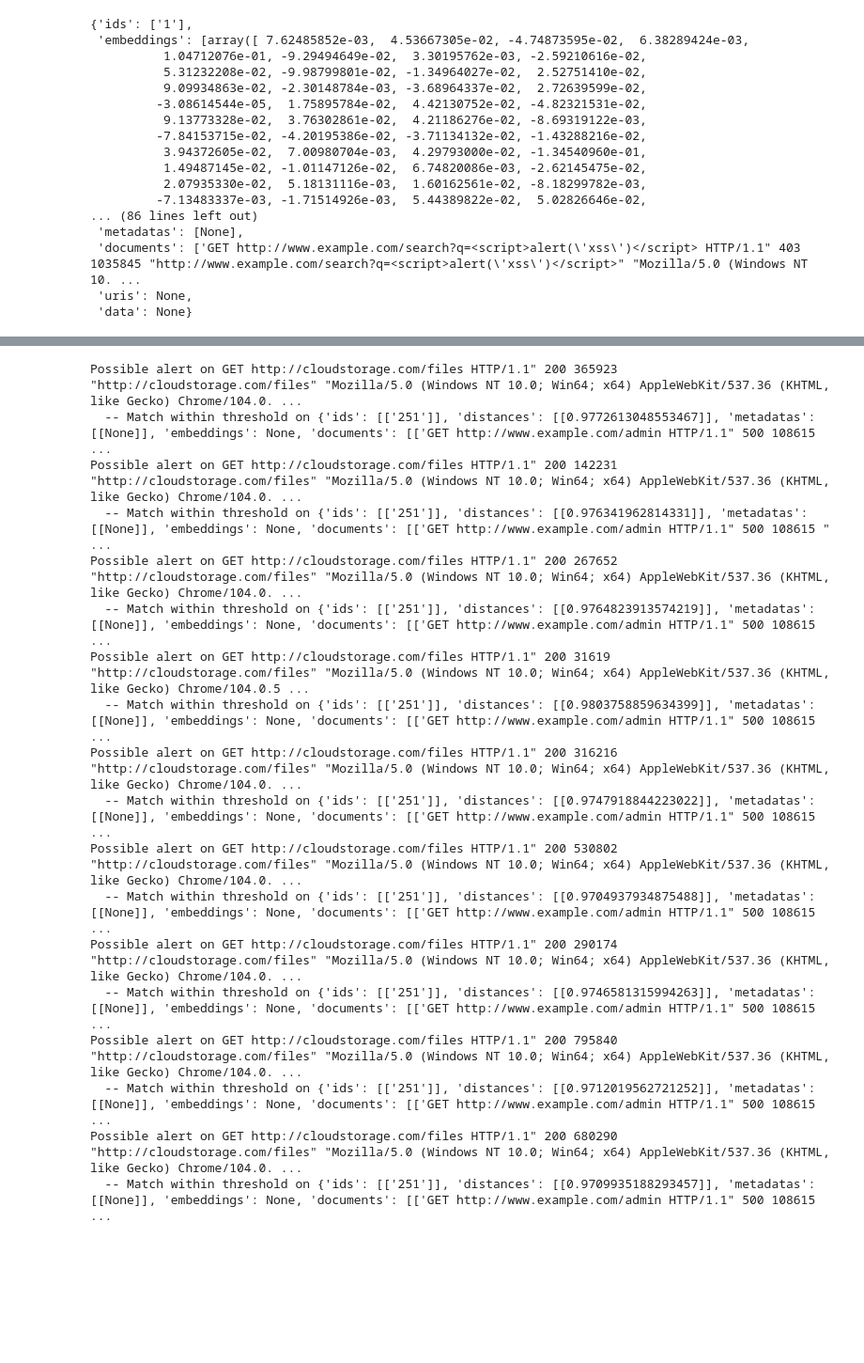
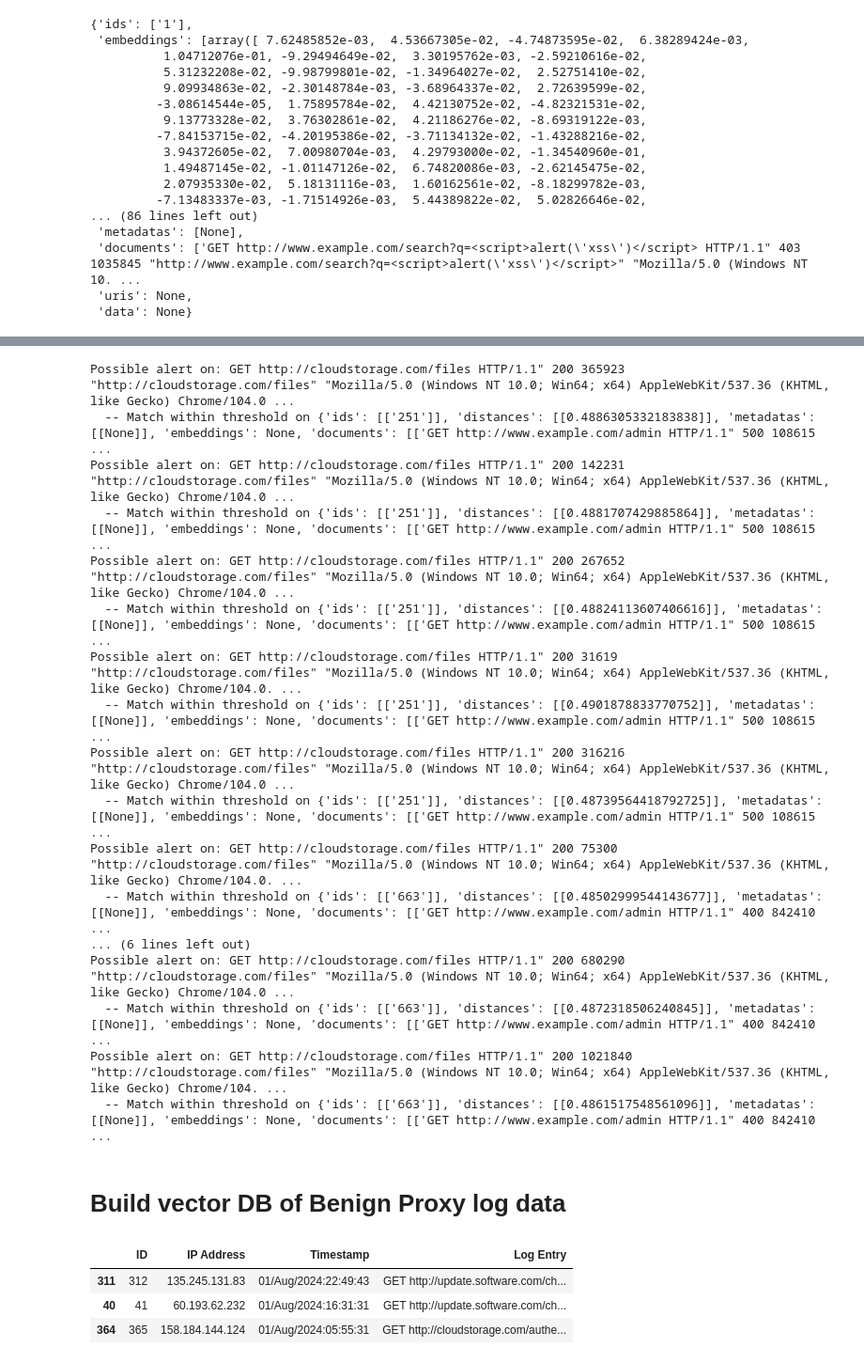
Before and after one commit to davidcsisk/vector-search-with-security-logs, a Jupyter notebook: demo-neural-search-with-proxy-logs.ipynb, the cells around one changed output, grey strips where cells are left out. Shown at 94% size. Cells and saved outputs as stored; diff of their text form; code cells hidden in the pictures; blank space fills up the shorter version.

Commit message:
Add anomaly detection example...

```diff
--- a/demo-neural-search-with-proxy-logs.ipynb
+++ b/demo-neural-search-with-proxy-logs.ipynb
@@ -163,30 +151,31 @@ Name: Log Entry, Length: 1000, dtype: object
 # %%
-for log_entry in new_proxy_logs:
+# Find incoming log entries that match known malicious activity at a pre-determined threshold
+for log_entry in incoming_proxy_logs:
     results = collection.query(
     query_texts=log_entry,
     n_results=1,
     # where={"metadata_field": "is_equal_to_this"}, # optional filter
     # where_document={"$contains":"search_string"}  # optional filter
     )
-    #print(results['distances'][0][0])
-    if results['distances'][0][0] >= 0.97:
-       print(f'Possible alert on {log_entry} \n  -- Match within threshold on {results}')
+    if results['distances'][0][0] >= 0.485:  # Threshold for a match
+       print(f'Possible alert on: {log_entry} \n  -- Match within threshold on {results}')
 # %% [output]
-Possible alert on GET http://cloudstorage.com/files HTTP/1.1" 200 365923 "http://cloudstorage.com/files" "Mozilla/5.0 (Windows NT 10.0; Win64; x64) AppleWebKit/537.36 (KHTML, like Gecko) Chrome/104.0. ...
-  -- Match within threshold on {'ids': [['251']], 'distances': [[0.9772613048553467]], 'metadatas': [[None]], 'embeddings': None, 'documents': [['GET http://www.example.com/admin HTTP/1.1" 500 108615  ...
-Possible alert on GET http://cloudstorage.com/files HTTP/1.1" 200 142231 "http://cloudstorage.com/files" "Mozilla/5.0 (Windows NT 10.0; Win64; x64) AppleWebKit/537.36 (KHTML, like Gecko) Chrome/104.0. ...
-  -- Match within threshold on {'ids': [['251']], 'distances': [[0.976341962814331]], 'metadatas': [[None]], 'embeddings': None, 'documents': [['GET http://www.example.com/admin HTTP/1.1" 500 108615 " ...
-Possible alert on GET http://cloudstorage.com/files HTTP/1.1" 200 267652 "http://cloudstorage.com/files" "Mozilla/5.0 (Windows NT 10.0; Win64; x64) AppleWebKit/537.36 (KHTML, like Gecko) Chrome/104.0. ...
-  -- Match within threshold on {'ids': [['251']], 'distances': [[0.9764823913574219]], 'metadatas': [[None]], 'embeddings': None, 'documents': [['GET http://www.example.com/admin HTTP/1.1" 500 108615  ...
-Possible alert on GET http://cloudstorage.com/files HTTP/1.1" 200 31619 "http://cloudstorage.com/files" "Mozilla/5.0 (Windows NT 10.0; Win64; x64) AppleWebKit/537.36 (KHTML, like Gecko) Chrome/104.0.5 ...
-  -- Match within threshold on {'ids': [['251']], 'distances': [[0.9803758859634399]], 'metadatas': [[None]], 'embeddings': None, 'documents': [['GET http://www.example.com/admin HTTP/1.1" 500 108615  ...
-Possible alert on GET http://cloudstorage.com/files HTTP/1.1" 200 316216 "http://cloudstorage.com/files" "Mozilla/5.0 (Windows NT 10.0; Win64; x64) AppleWebKit/537.36 (KHTML, like Gecko) Chrome/104.0. ...
-  -- Match within threshold on {'ids': [['251']], 'distances': [[0.9747918844223022]], 'metadatas': [[None]], 'embeddings': None, 'documents': [['GET http://www.example.com/admin HTTP/1.1" 500 108615  ...
-Possible alert on GET http://cloudstorage.com/files HTTP/1.1" 200 530802 "http://cloudstorage.com/files" "Mozilla/5.0 (Windows NT 10.0; Win64; x64) AppleWebKit/537.36 (KHTML, like Gecko) Chrome/104.0. ...
-  -- Match within threshold on {'ids': [['251']], 'distances': [[0.9704937934875488]], 'metadatas': [[None]], 'embeddings': None, 'documents': [['GET http://www.example.com/admin HTTP/1.1" 500 108615  ...
-Possible alert on GET http://cloudstorage.com/files HTTP/1.1" 200 290174 "http://cloudstorage.com/files" "Mozilla/5.0 (Windows NT 10.0; Win64; x64) AppleWebKit/537.36 (KHTML, like Gecko) Chrome/104.0. ...
-  -- Match within threshold on {'ids': [['251']], 'distances': [[0.9746581315994263]], 'metadatas': [[None]], 'embeddings': None, 'documents': [['GET http://www.example.com/admin HTTP/1.1" 500 108615  ...
-Possible alert on GET http://cloudstorage.com/files HTTP/1.1" 200 795840 "http://cloudstorage.com/files" "Mozilla/5.0 (Windows NT 10.0; Win64; x64) AppleWebKit/537.36 (KHTML, like Gecko) Chrome/104.0. ...
-  -- Match within threshold on {'ids': [['251']], 'distances': [[0.9712019562721252]], 'metadatas': [[None]], 'embeddings': None, 'documents': [['GET http://www.example.com/admin HTTP/1.1" 500 108615  ...
-Possible alert on GET http://cloudstorage.com/files HTTP/1.1" 200 680290 "http://cloudstorage.com/files" "Mozilla/5.0 (Windows NT 10.0; Win64; x64) AppleWebKit/537.36 (KHTML, like Gecko) Chrome/104.0. ...
-  -- Match within threshold on {'ids': [['251']], 'distances': [[0.9709935188293457]], 'metadatas': [[None]], 'embeddings': None, 'documents': [['GET http://www.example.com/admin HTTP/1.1" 500 108615  ...
+Possible alert on: GET http://cloudstorage.com/files HTTP/1.1" 200 365923 "http://cloudstorage.com/files" "Mozilla/5.0 (Windows NT 10.0; Win64; x64) AppleWebKit/537.36 (KHTML, like Gecko) Chrome/104.0 ...
+  -- Match within threshold on {'ids': [['251']], 'distances': [[0.4886305332183838]], 'metadatas': [[None]], 'embeddings': None, 'documents': [['GET http://www.example.com/admin HTTP/1.1" 500 108615  ...
+Possible alert on: GET http://cloudstorage.com/files HTTP/1.1" 200 142231 "http://cloudstorage.com/files" "Mozilla/5.0 (Windows NT 10.0; Win64; x64) AppleWebKit/537.36 (KHTML, like Gecko) Chrome/104.0 ...
+  -- Match within threshold on {'ids': [['251']], 'distances': [[0.4881707429885864]], 'metadatas': [[None]], 'embeddings': None, 'documents': [['GET http://www.example.com/admin HTTP/1.1" 500 108615  ...
+Possible alert on: GET http://cloudstorage.com/files HTTP/1.1" 200 267652 "http://cloudstorage.com/files" "Mozilla/5.0 (Windows NT 10.0; Win64; x64) AppleWebKit/537.36 (KHTML, like Gecko) Chrome/104.0 ...
+  -- Match within threshold on {'ids': [['251']], 'distances': [[0.48824113607406616]], 'metadatas': [[None]], 'embeddings': None, 'documents': [['GET http://www.example.com/admin HTTP/1.1" 500 108615 ...
+Possible alert on: GET http://cloudstorage.com/files HTTP/1.1" 200 31619 "http://cloudstorage.com/files" "Mozilla/5.0 (Windows NT 10.0; Win64; x64) AppleWebKit/537.36 (KHTML, like Gecko) Chrome/104.0. ...
+  -- Match within threshold on {'ids': [['251']], 'distances': [[0.4901878833770752]], 'metadatas': [[None]], 'embeddings': None, 'documents': [['GET http://www.example.com/admin HTTP/1.1" 500 108615  ...
+Possible alert on: GET http://cloudstorage.com/files HTTP/1.1" 200 316216 "http://cloudstorage.com/files" "Mozilla/5.0 (Windows NT 10.0; Win64; x64) AppleWebKit/537.36 (KHTML, like Gecko) Chrome/104.0 ...
+  -- Match within threshold on {'ids': [['251']], 'distances': [[0.48739564418792725]], 'metadatas': [[None]], 'embeddings': None, 'documents': [['GET http://www.example.com/admin HTTP/1.1" 500 108615 ...
+Possible alert on: GET http://cloudstorage.com/files HTTP/1.1" 200 75300 "http://cloudstorage.com/files" "Mozilla/5.0 (Windows NT 10.0; Win64; x64) AppleWebKit/537.36 (KHTML, like Gecko) Chrome/104.0. ...
+  -- Match within threshold on {'ids': [['663']], 'distances': [[0.48502999544143677]], 'metadatas': [[None]], 'embeddings': None, 'documents': [['GET http://www.example.com/admin HTTP/1.1" 400 842410 ...
+... (6 lines left out)
+Possible alert on: GET http://cloudstorage.com/files HTTP/1.1" 200 680290 "http://cloudstorage.com/files" "Mozilla/5.0 (Windows NT 10.0; Win64; x64) AppleWebKit/537.36 (KHTML, like Gecko) Chrome/104.0 ...
+  -- Match within threshold on {'ids': [['663']], 'distances': [[0.4872318506240845]], 'metadatas': [[None]], 'embeddings': None, 'documents': [['GET http://www.example.com/admin HTTP/1.1" 400 842410  ...
+Possible alert on: GET http://cloudstorage.com/files HTTP/1.1" 200 1021840 "http://cloudstorage.com/files" "Mozilla/5.0 (Windows NT 10.0; Win64; x64) AppleWebKit/537.36 (KHTML, like Gecko) Chrome/104. ...
+  -- Match within threshold on {'ids': [['663']], 'distances': [[0.4861517548561096]], 'metadatas': [[None]], 'embeddings': None, 'documents': [['GET http://www.example.com/admin HTTP/1.1" 400 842410  ...
+# %% [markdown]
+# Build vector DB of Benign Proxy log data
@@ -192,0 +185,9 @@ Possible alert on GET http://cloudstorage.com/files HTTP/1.1" 200 680290 "http:/
+# %%
+# This CSV file contains fabricated proxy logs that are examples of benign activity
+df = pd.read_csv('proxy_logs_good.csv')
+df.sample(3)
+# %% [output]
+|  | ID | IP Address | Timestamp | Log Entry |
+| 311 | 312 | 135.245.131.83 | 01/Aug/2024:22:49:43 | GET http://update.software.com/ch... |
+| 40 | 41 | 60.193.62.232 | 01/Aug/2024:16:31:31 | GET http://update.software.com/ch... |
+| 364 | 365 | 158.184.144.124 | 01/Aug/2024:05:55:31 | GET http://cloudstorage.com/authe... |
```
Also changed, not shown: parts of 28 cells of this notebook.
